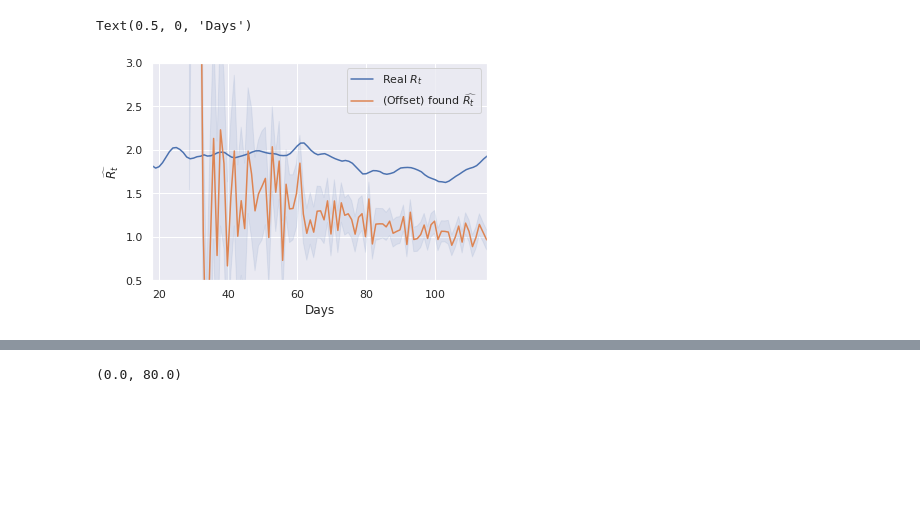
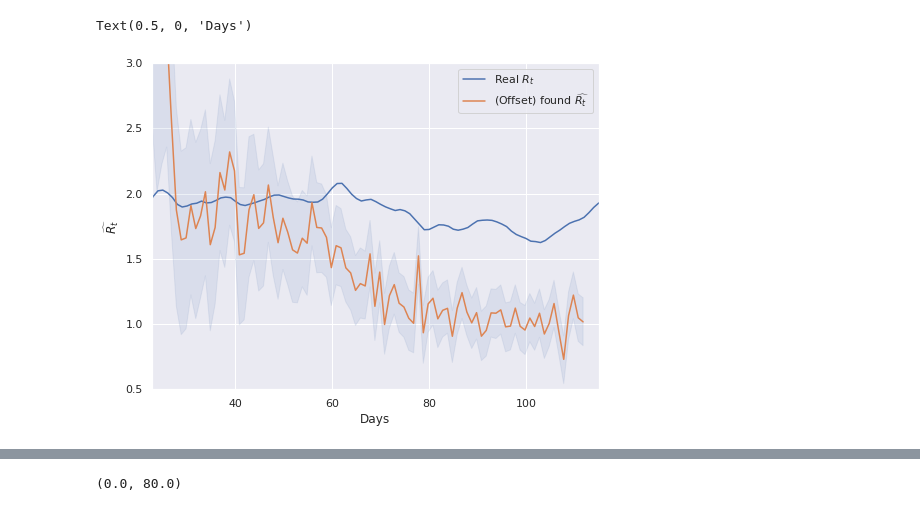
Before and after one commit to Neehan/Realtime_Rt, a Jupyter notebook: visualizations.ipynb, the cells around one changed output, grey strips where cells are left out. Drawn from its saved outputs; the diff is of its cells as text; code cells hidden in the pictures; blank space fills up the shorter version.

Commit message:
Added many more runs and relevant data

```diff
--- a/visualizations.ipynb
+++ b/visualizations.ipynb
@@ -14,18 +11,23 @@ real_rt = pd.read_csv('synthetic_data/new_testing/bd_smooth.csv')
 # %%
+plt.figure(figsize=(8, 6))
+
+found_rt = pd.read_csv('rt/synthetic/bd_smooth_extra_evidence.csv')
+real_rt = pd.read_csv('synthetic_data/new_testing/bd_smooth.csv')
+
 scale_const = 1.
-offset = 34 - 5.2
+offset = 28 - 5.2
 
 ax = sns.lineplot(x=real_rt.R_t.index, y=real_rt.R_t, label='Real $R_t$')
 y = found_rt.R_t_mean* scale_const
 ax = sns.lineplot(x=found_rt.R_t_mean.index + offset, y=y, ax=ax, label='(Offset) found $\widehat{R_t}$')
 
 # ci = found_rt.R_t_std * 1.96
 ax.fill_between(found_rt.R_t_mean.index + offset, found_rt.R_t_low, found_rt.R_t_high, color='b', alpha=.1)
 
 ax.set_ylim(0.5, 3)
-ax.set_xlim(18, 115)
+ax.set_xlim(offset, 115)
 ax.set_ylabel('$\widehat{R_t}$')
 ax.set_xlabel('Days')
 # %% [output]
 Text(0.5, 0, 'Days')
-[figure, old version]
+[figure, new version]
```
Also changed, not shown: parts of 8 cells of this notebook, 7 other files.
